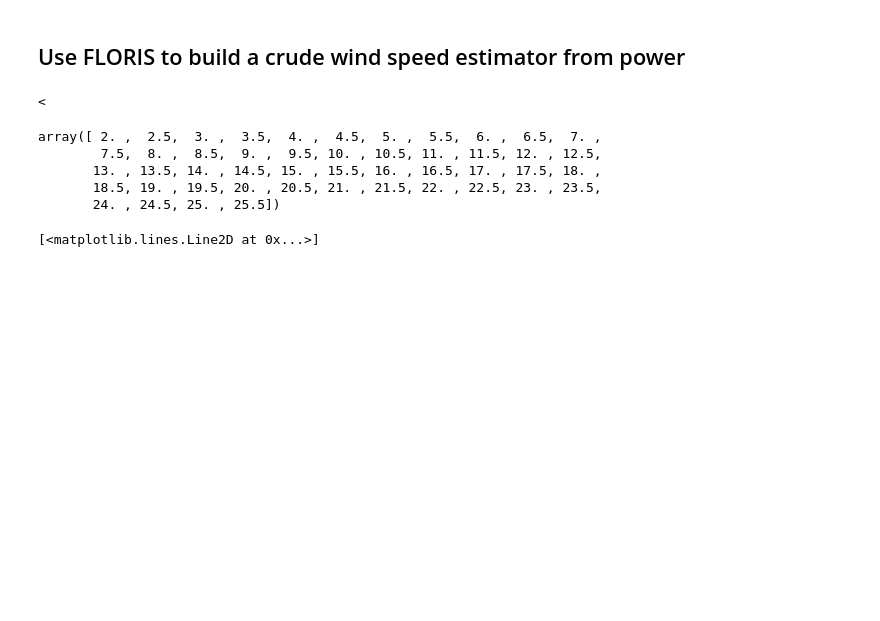
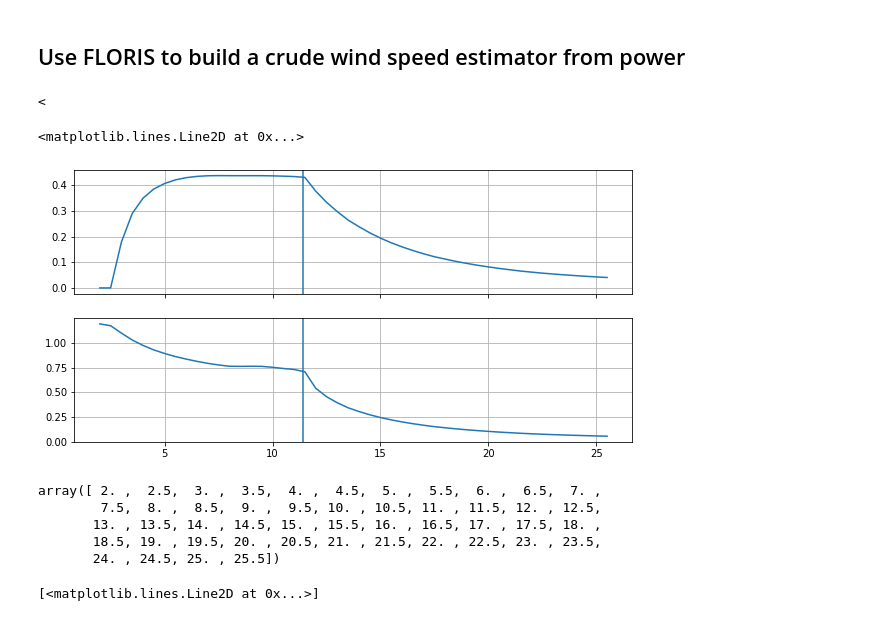
Before and after one commit to NREL/floris, a Jupyter notebook: examples_new/sowfa_tune/a_00_design_TI_Calculator.ipynb, the cells around one changed output. Saved outputs shown, nothing was run; the diff lists cells and outputs as text; code cells hidden in the pictures; blank space fills up the shorter version.

```diff
--- a/examples_new/sowfa_tune/a_00_design_TI_Calculator.ipynb
+++ b/examples_new/sowfa_tune/a_00_design_TI_Calculator.ipynb
@@ -27,6 +27,22 @@ turbine = fi_g.floris.farm.turbines[0]
 ws = np.array(turbine.power_thrust_table['wind_speed'])
 # %%
 cp = np.array(turbine.power_thrust_table['power'])
+# %%
+ct = np.array(turbine.power_thrust_table['thrust'])
+# %%
+# Quickly check the curves
+fig, axarr = plt.subplots(2,1,sharex=True,figsize=(10,5))
+ax = axarr[0]
+ax.plot(ws,cp)
+ax.grid()
+ax.axvline(11.4) # According to the NREL 5MW ref doc this is rated, checks out
+ax = axarr[1]
+ax.plot(ws,ct)
+ax.grid()
+ax.axvline(11.4)
+# %% [output]
+<matplotlib.lines.Line2D at 0x...>
+[figure, added]
 # %%
 fCpInterp = interp1d(ws, cp, fill_value='extrapolate')
 # %%
```
Also changed, not shown: 4 other files.
